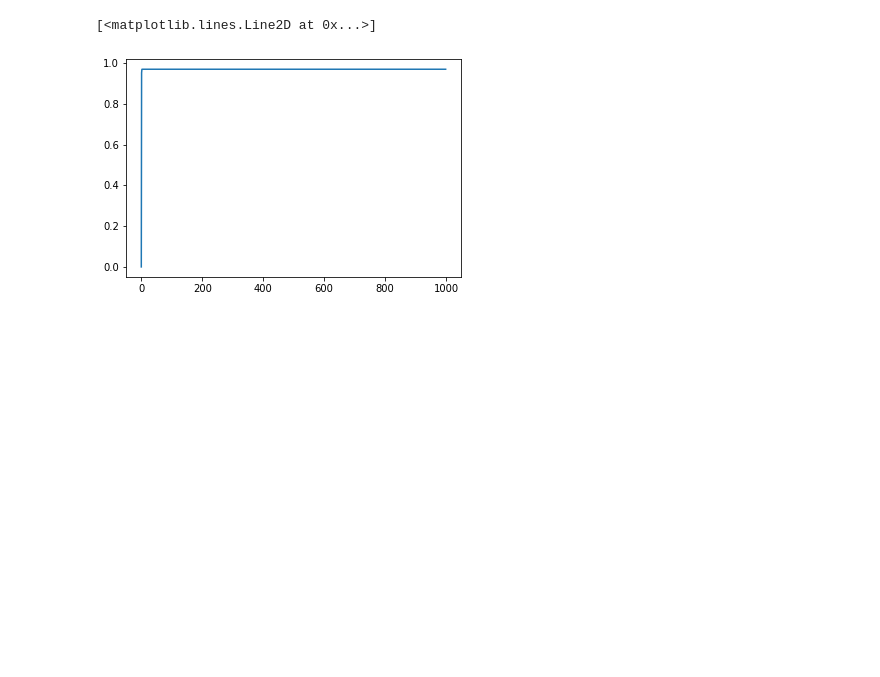
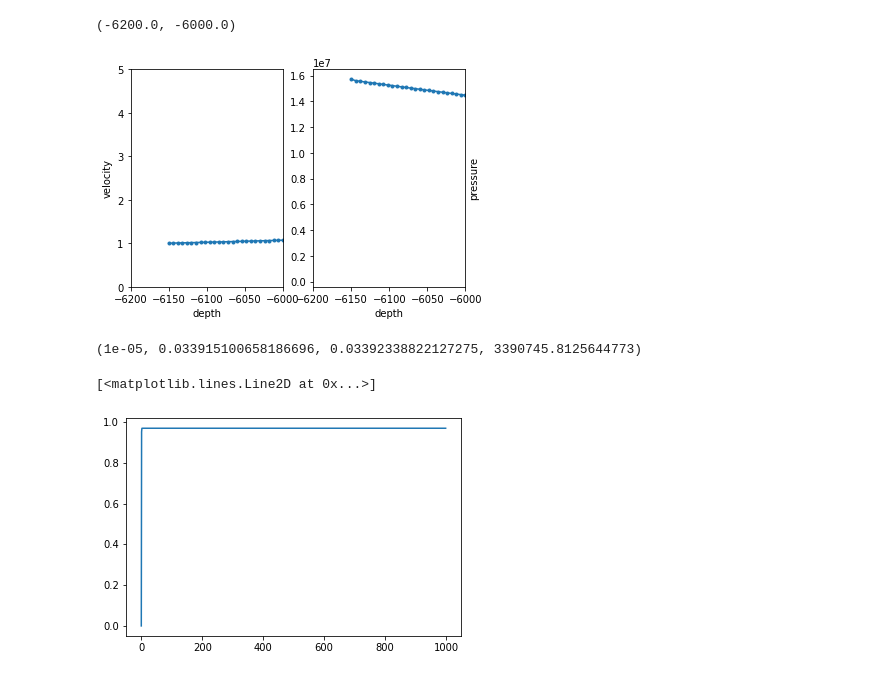
Before and after one commit to fredriclam/compressible-conduit-steady, a Jupyter notebook: steady_state_tester.ipynb, the cells around one changed output. Saved outputs shown, nothing was run; the diff lists cells and outputs as text; code cells hidden in the pictures; blank space fills up the shorter version.

```diff
--- a/steady_state_tester.ipynb
+++ b/steady_state_tester.ipynb
@@ -44,3 +58,27 @@ Pressure matching for vent pressure at given velocity.
+# %%
+j0 = 1.0 / v_map(p[0], h[0], y[0], yF[0])
+u = j0 * v_map(p, h, y, yF)
+
+plt.subplot(1,2,1)
+plt.plot(x, u, '.-')
+plt.xlabel("depth")
+plt.xlim(-6200, -6000)
+plt.ylim(0, 5)
+plt.ylabel("velocity")
+
+plt.subplot(1,2,2)
+ax = plt.plot(x, p, '.-')
+plt.ylabel("pressure")
+plt.gca().yaxis.set_label_position("right")
+plt.xlabel("depth")
+plt.xlim(-6200, -6000)
+# %% [output]
+(-6200.0, -6000.0)
+[figure, added]
+# %%
+f.yWvInletMin, f.y_wv_eq(3.4e6), f.yWt - f.x_sat(p[0]) * (1.0 - f.yC - f.yWt - f.yA), p[0]
+# %% [output]
+(1e-05, 0.033915100658186696, 0.03392338822127275, 3390745.8125644773)
 # %%
 plt.plot(yF)
 # %% [output]
```
Also changed, not shown: parts of 36 cells of this notebook, 1 other file.
